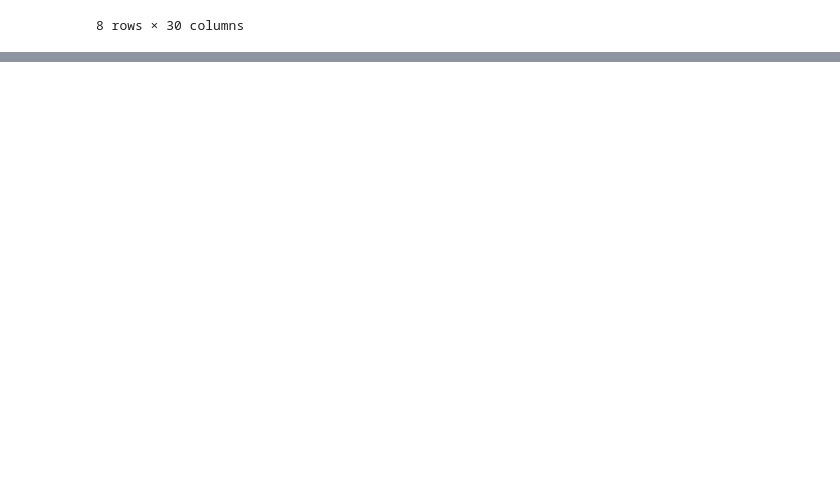
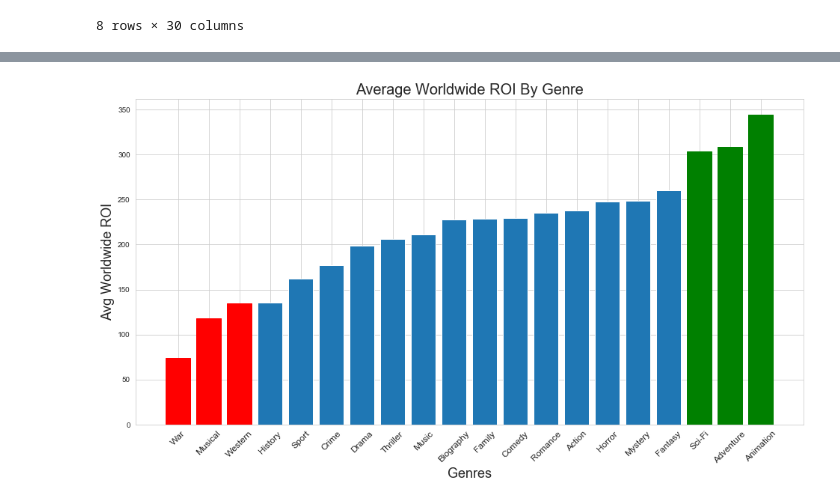
Before and after one commit to nqabell89/movie_industry_analysis, a Jupyter notebook: Movie_Industry_EDA.ipynb, the cells around one changed output, grey strips where cells are left out. Saved outputs shown, nothing was run; the diff lists cells and outputs as text; code cells hidden in the pictures; blank space fills up the shorter version.

```diff
--- a/Movie_Industry_EDA.ipynb
+++ b/Movie_Industry_EDA.ipynb
@@ -48,4 +66,24 @@ def remove_outlier(df_in, col_name):
 wroi_noutlier_df = remove_outlier(movies_df, 'worldwide_roi')
 avg_worldwide_roi_by_genre = []
 for genre in genres:
-    avg_worldwide_roi_by_genre.append(wroi_noutlier_df[wroi_noutlier_df[genre]==1].worldwide_roi.mean())
+    avg_worldwide_roi_by_genre.append((wroi_noutlier_df[wroi_noutlier_df[genre]==1]\
+                                      .worldwide_roi.mean(), genre))
+avg_worldwide_roi_by_genre.sort()
+genre_r = [name[1] for name in avg_worldwide_roi_by_genre]
+avg_roi = [roi[0] for roi in avg_worldwide_roi_by_genre]
+# %%
+fig, wroi=plt.subplots(figsize=(16,8))
+bars2 = wroi.bar(x=genre_r, height=avg_roi)
+plt.xlabel('Genres', fontsize=18)
+plt.xticks(rotation=45, fontsize=12)
+plt.ylabel('Avg Worldwide ROI', fontsize=18)
+plt.title("Average Worldwide ROI By Genre", fontsize=20)
+bars2[0].set_color('r')
+bars2[1].set_color('r')
+bars2[2].set_color('r')
+bars2[-3].set_color('g')
+bars2[-2].set_color('g')
+bars2[-1].set_color('g')
+plt.show(wroi)
+# %% [output]
+[figure, added]
```
Also changed, not shown: parts of 31 cells of this notebook, 1 other file.
